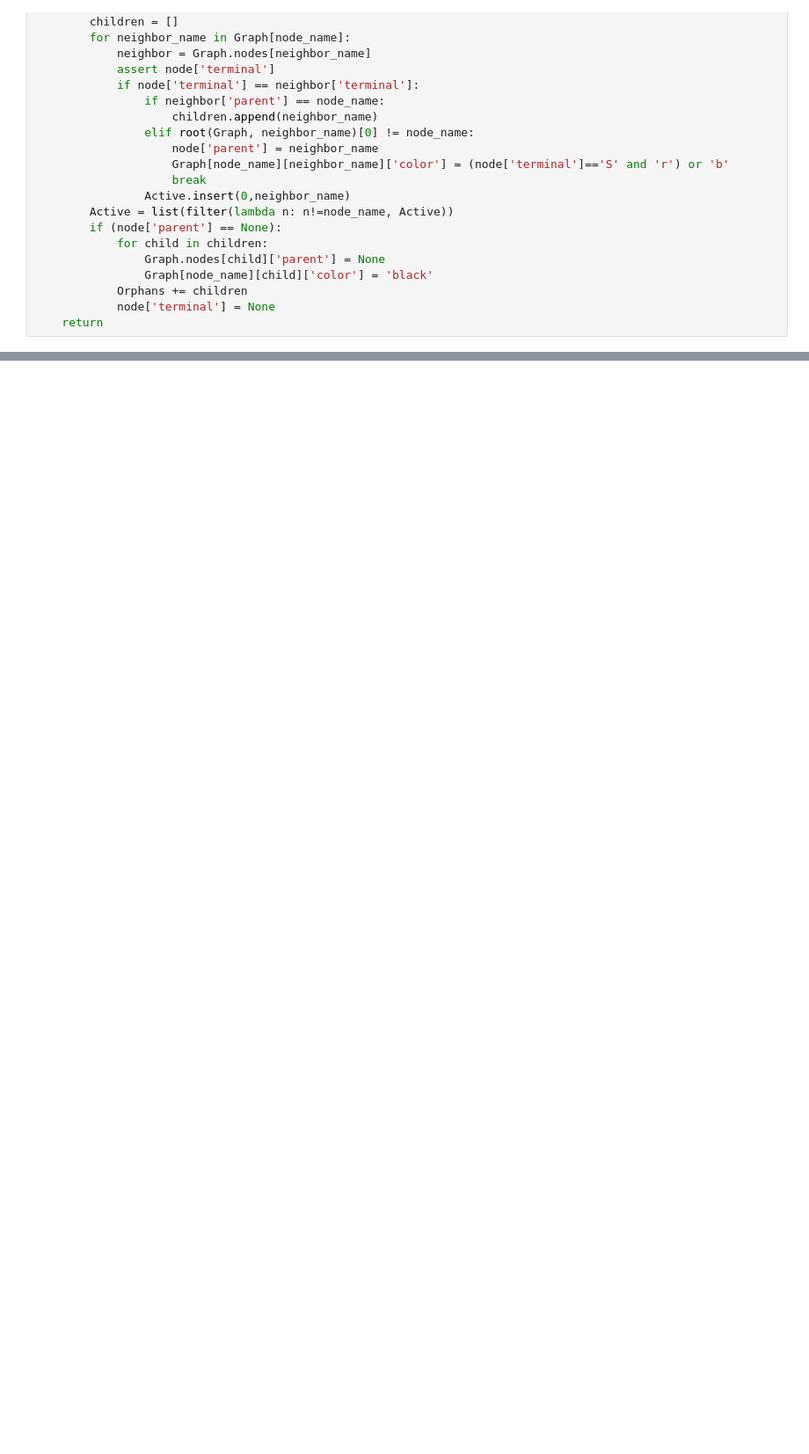
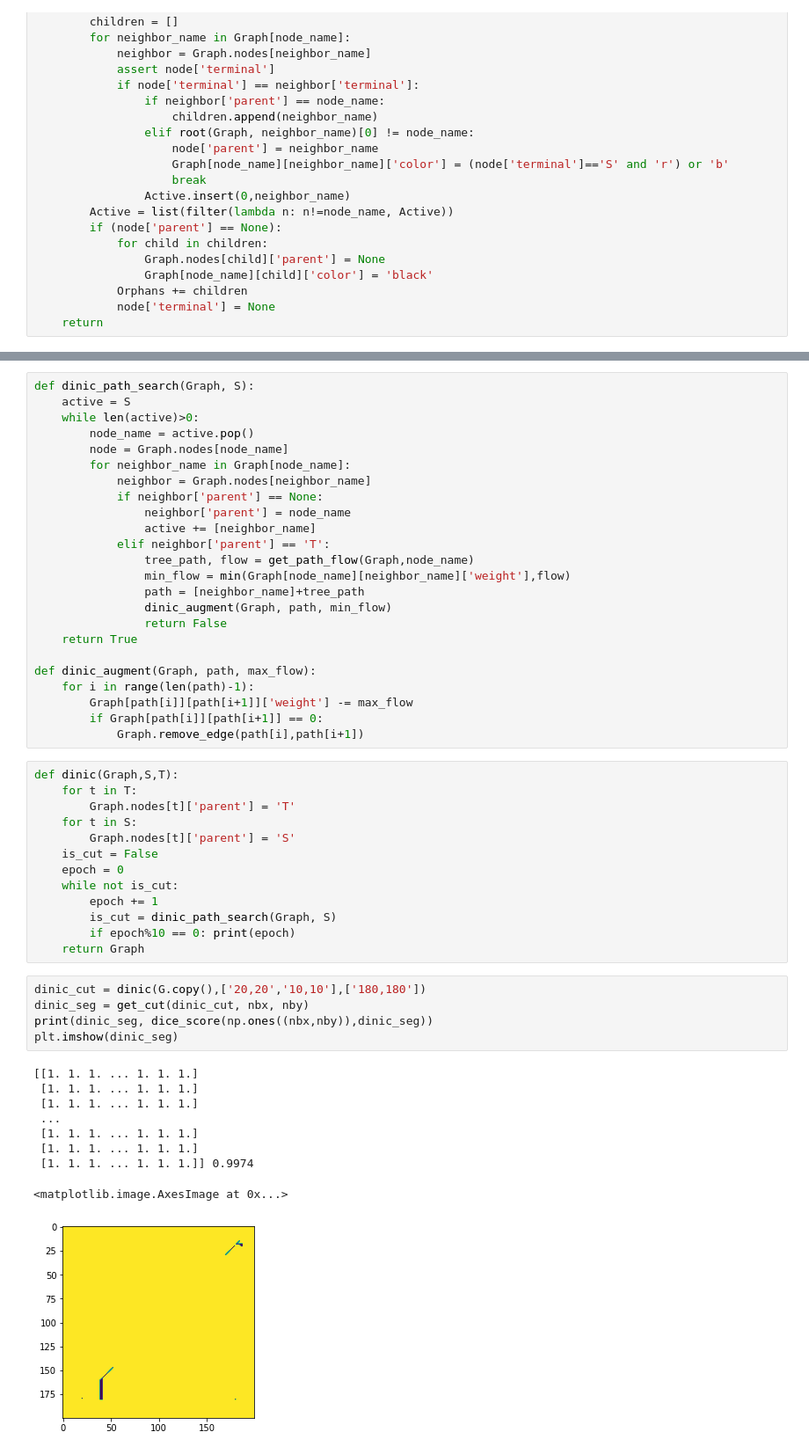
Before and after one commit to stan317/MinCut-MaxFlow, a Jupyter notebook: algo_test.ipynb, the cells around one changed output, grey strips where cells are left out. Shown: that part at 88% size. Cells and saved outputs as stored; diff of their text form; blank space fills up the shorter version.

Commit message:
Added Dinic algorithm

```diff
--- a/algo_test.ipynb
+++ b/algo_test.ipynb
@@ -222,0 +201,52 @@ print(seg, dice_score(np.ones((5,5)),seg))
+# %%
+def dinic_path_search(Graph, S):
+    active = S
+    while len(active)>0:
+        node_name = active.pop()
+        node = Graph.nodes[node_name]
+        for neighbor_name in Graph[node_name]:
+            neighbor = Graph.nodes[neighbor_name]
+            if neighbor['parent'] == None:
+                neighbor['parent'] = node_name
+                active += [neighbor_name]
+            elif neighbor['parent'] == 'T':
+                tree_path, flow = get_path_flow(Graph,node_name)
+                min_flow = min(Graph[node_name][neighbor_name]['weight'],flow)
+                path = [neighbor_name]+tree_path
+                dinic_augment(Graph, path, min_flow)
+                return False
+    return True
+
+def dinic_augment(Graph, path, max_flow):
+    for i in range(len(path)-1):
+        Graph[path[i]][path[i+1]]['weight'] -= max_flow
+        if Graph[path[i]][path[i+1]] == 0:
+            Graph.remove_edge(path[i],path[i+1])
+# %%
+def dinic(Graph,S,T):
+    for t in T:
+        Graph.nodes[t]['parent'] = 'T'
+    for t in S:
+        Graph.nodes[t]['parent'] = 'S'
+    is_cut = False
+    epoch = 0
+    while not is_cut:
+        epoch += 1
+        is_cut = dinic_path_search(Graph, S)
+        if epoch%10 == 0: print(epoch)
+    return Graph
+# %%
+dinic_cut = dinic(G.copy(),['20,20','10,10'],['180,180'])
+dinic_seg = get_cut(dinic_cut, nbx, nby)
+print(dinic_seg, dice_score(np.ones((nbx,nby)),dinic_seg))
+plt.imshow(dinic_seg)
+# %% [output]
+[[1. 1. 1. ... 1. 1. 1.]
+ [1. 1. 1. ... 1. 1. 1.]
+ [1. 1. 1. ... 1. 1. 1.]
+ ...
+ [1. 1. 1. ... 1. 1. 1.]
+ [1. 1. 1. ... 1. 1. 1.]
+ [1. 1. 1. ... 1. 1. 1.]] 0.9974
+<matplotlib.image.AxesImage at 0x...>
+[figure, added]
```
Also changed, not shown: parts of 11 cells of this notebook.
